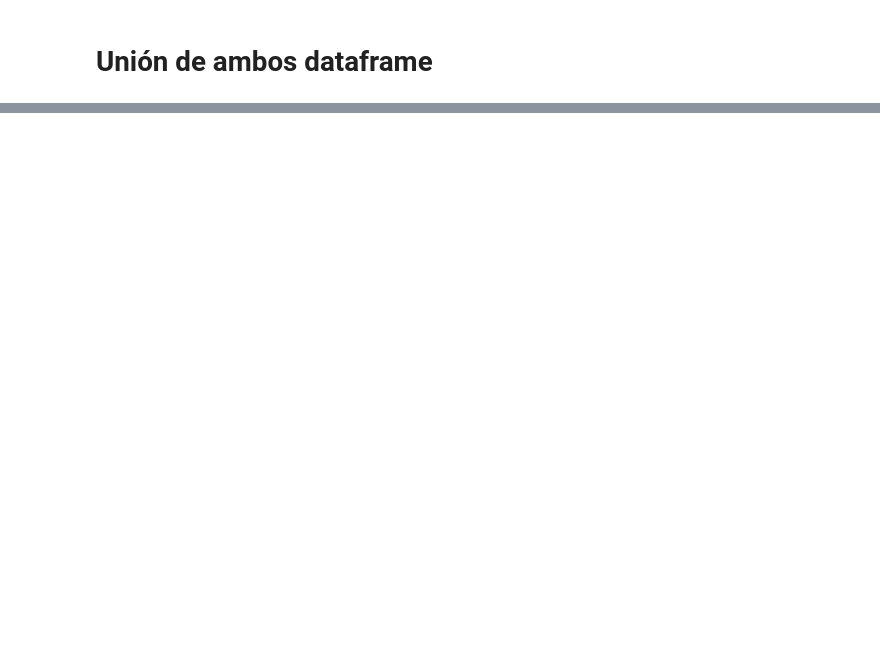
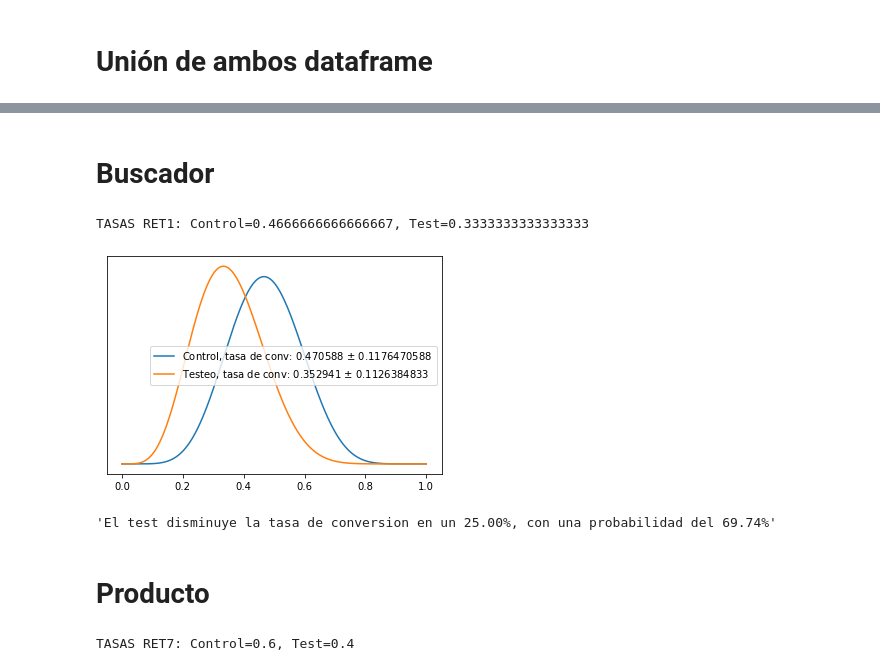
Before and after one commit to kaaiik/AB_test, a Jupyter notebook: notebook/main.ipynb, the cells around one changed output, grey strips where cells are left out. Cells and saved outputs as stored; diff of their text form; code cells hidden in the pictures; blank space fills up the shorter version.

```diff
--- a/notebook/main.ipynb
+++ b/notebook/main.ipynb
@@ -95,0 +74,4 @@ data
+# %%
+data = pd.concat([df, df2], axis=0)
+data.reset_index(inplace=True)
+data.head()
@@ -95,0 +85,51 @@ data
+# %% [markdown]
+# Buscador
+# %%
+# Buscador
+
+imps_ctrl1, convs_ctrl1= len(data[data['Test']=='A']), len(data[(data['Test']=='A') & (data['Buscador']==1)])
+imps_test1, convs_test1= len(data[data['Test']=='B']), len(data[(data['Test']=='B') & (data['Buscador']==1)])
+
+CR_ctrl1=convs_ctrl1/imps_ctrl1
+CR_test1=convs_test1/imps_test1
+
+print(f'TASAS RET1: Control={CR_ctrl1}, Test={CR_test1}')
+# %% [output]
+TASAS RET1: Control=0.4666666666666667, Test=0.3333333333333333
+# %%
+# Testeo
+
+a_C, b_C = convs_ctrl1+1, imps_ctrl1-convs_ctrl1+1
+a_T, b_T = convs_test1+1, imps_test1-convs_test1+1
+
+beta_control=beta(a_C, b_C)
+beta_test=beta(a_T, b_T)
+x=np.linspace(0, 1, 1000)
+
+plot([beta_control, beta_test], ['Control', 'Testeo'], x)
+# %% [output]
+[figure, added]
+# %%
+salto=abs((beta_test.mean()-beta_control.mean())/beta_control.mean())
+
+prob=beta.cdf(0.409, a_T, b_T)
+
+prob=float(prob)
+
+'''El test disminuye la tasa de conversion en un {:2.2f}%, con una probabilidad del {:2.2f}%'''.format(salto*100, prob*100)
+# %% [output]
+'El test disminuye la tasa de conversion en un 25.00%, con una probabilidad del 69.74%'
+# %% [markdown]
+# Producto
+# %%
+# Producto
+
+imps_ctrl2, convs_ctrl2= len(data[data['Test']=='A']), len(data[(data['Test']=='A') & (data['Producto']==1)])
+imps_test2, convs_test2= len(data[data['Test']=='B']), len(data[(data['Test']=='B') & (data['Producto']==1)])
+
+CR_ctrl2=convs_ctrl2/imps_ctrl2
+CR_test2=convs_test2/imps_test2
+
+print(f'TASAS RET7: Control={CR_ctrl2}, Test={CR_test2}')
+# %% [output]
+TASAS RET7: Control=0.6, Test=0.4
```
Also changed, not shown: parts of 12 cells of this notebook.
